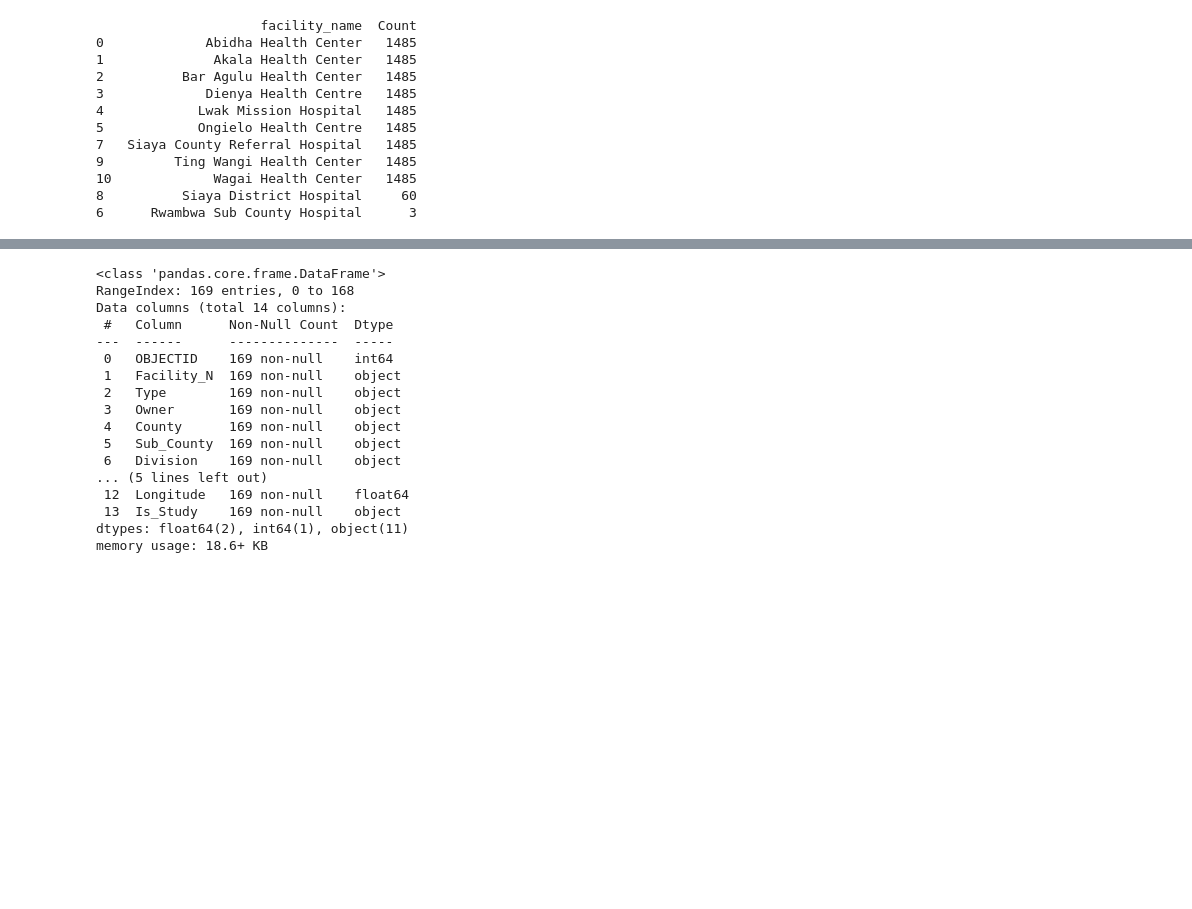
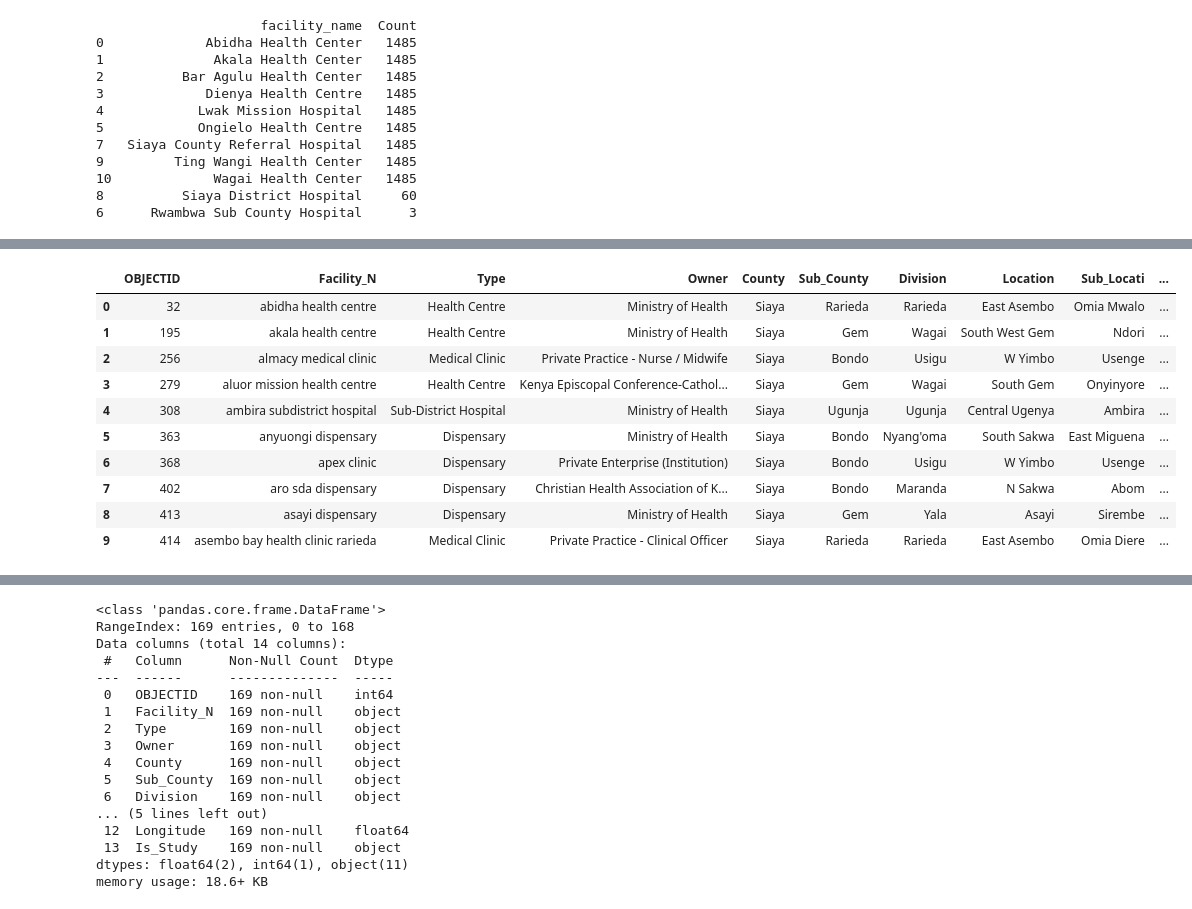
Before and after one commit to Dr-andai/sites-and-cities, a Jupyter notebook: naive.ipynb, the cells around one changed output, grey strips where cells are left out. Drawn from its saved outputs; the diff is of its cells as text; code cells hidden in the pictures; blank space fills up the shorter version.

```diff
--- a/naive.ipynb
+++ b/naive.ipynb
@@ -344,3 +344,21 @@ print(grouped_facility)
 10             Wagai Health Center   1485
 8          Siaya District Hospital     60
 6      Rwambwa Sub County Hospital      3
+# %%
+import string
+
+# clean grouped facility table
+# Convert facility name to lower case
+grouped_facility['facility_name'] = grouped_facility['facility_name'].str.lower()
+
+# remove any punctuation mark
+def remove_punctuation(text):
+    return text.translate(str.maketrans('', '', string.punctuation))
+
+grouped_facility['facility_name'] = grouped_facility['facility_name'].apply(remove_punctuation)
+
+# change center to centre
+
+grouped_facility['facility_name'] = grouped_facility['facility_name'].str.replace('center', 'centre')
+
+print(grouped_facility)
@@ -363 +429,25 @@ siaya_pd.head(10)
+# %%
+# Data Cleaning
+# Convert facility name to lower case
+siaya_pd['Facility_N'] = siaya_pd['Facility_N'].str.lower()
+
+# Remove punctuation marks
+siaya_pd['Facility_N'] = siaya_pd['Facility_N'].apply(remove_punctuation)
+
+
+siaya_pd.head(10)
+
+# siaya_pd.to_csv('update_siaya', index=False)
+# %% [output]
+|  | OBJECTID | Facility_N | Type | Owner | County | Sub_County | Division | Location | Sub_Locati | ... |
+| 0 | 32 | abidha health centre | Health Centre | Ministry of Health | Siaya | Rarieda | Rarieda | East Asembo | Omia Mwalo | ... |
+| 1 | 195 | akala health centre | Health Centre | Ministry of Health | Siaya | Gem | Wagai | South West Gem | Ndori | ... |
+| 2 | 256 | almacy medical clinic | Medical Clinic | Private Practice - Nurse / Midwife | Siaya | Bondo | Usigu | W Yimbo | Usenge | ... |
+| 3 | 279 | aluor mission health centre | Health Centre | Kenya Episcopal Conference-Cathol... | Siaya | Gem | Wagai | South Gem | Onyinyore | ... |
+| 4 | 308 | ambira subdistrict hospital | Sub-District Hospital | Ministry of Health | Siaya | Ugunja | Ugunja | Central Ugenya | Ambira | ... |
+| 5 | 363 | anyuongi dispensary | Dispensary | Ministry of Health | Siaya | Bondo | Nyang'oma | South Sakwa | East Miguena | ... |
+| 6 | 368 | apex clinic | Dispensary | Private Enterprise (Institution) | Siaya | Bondo | Usigu | W Yimbo | Usenge | ... |
+| 7 | 402 | aro sda dispensary | Dispensary | Christian Health Association of K... | Siaya | Bondo | Maranda | N Sakwa | Abom | ... |
+| 8 | 413 | asayi dispensary | Dispensary | Ministry of Health | Siaya | Gem | Yala | Asayi | Sirembe | ... |
+| 9 | 414 | asembo bay health clinic rarieda | Medical Clinic | Private Practice - Clinical Officer | Siaya | Rarieda | Rarieda | East Asembo | Omia Diere | ... |
 # %%
```
Also changed, not shown: parts of 7 cells of this notebook, 4 other files.
